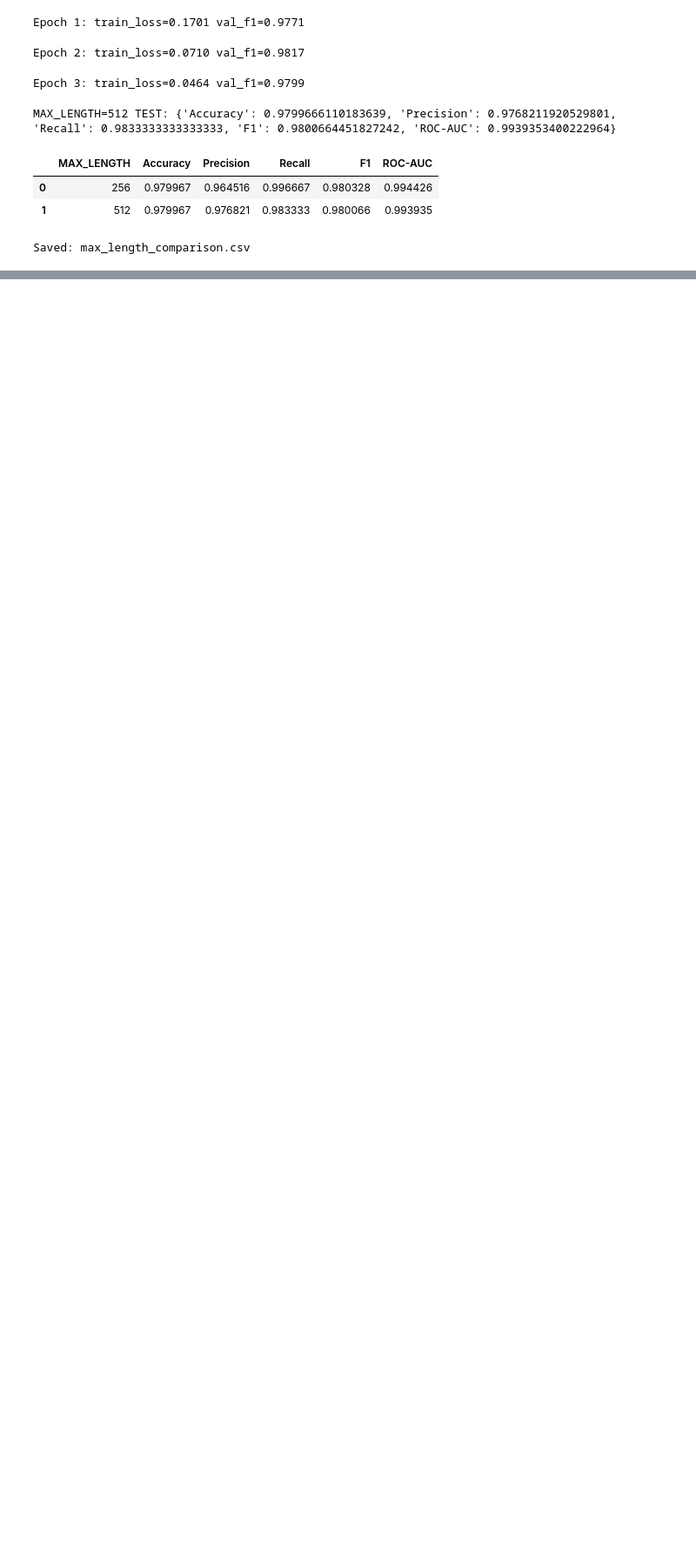
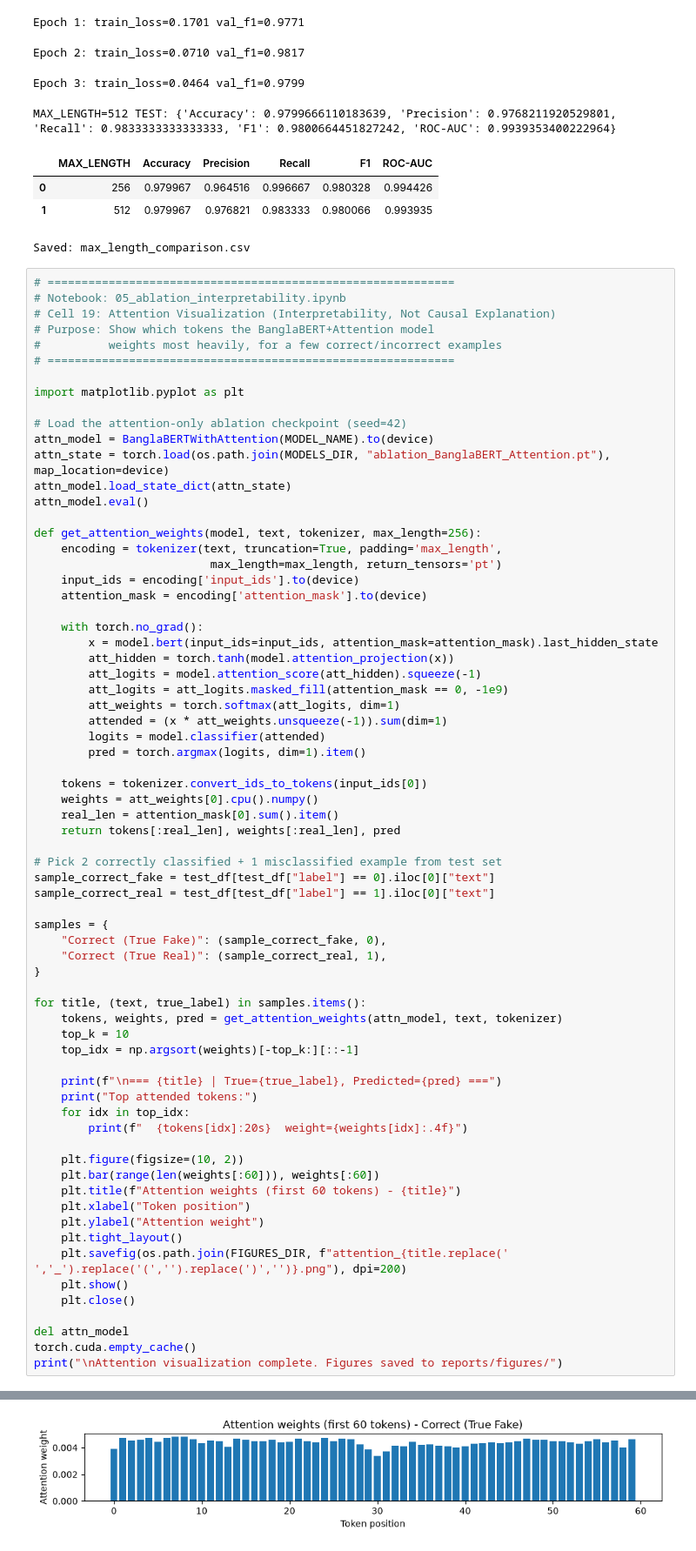
Before and after one commit to jaimulhaque/banglafake-detection, a Jupyter notebook: notebooks/05_ablation_interpretability.ipynb, the cells around one changed output, grey strips where cells are left out. Shown at 87% size. Cells and saved outputs as stored; diff of their text form; blank space fills up the shorter version.

Commit message:
Update training notebook

```diff
--- a/notebooks/05_ablation_interpretability.ipynb
+++ b/notebooks/05_ablation_interpretability.ipynb
@@ -1008,3 +1008,73 @@ MAX_LENGTH=512 TEST: {'Accuracy': 0.9799666110183639, 'Precision': 0.97682119205
 | 0 | 256 | 0.979967 | 0.964516 | 0.996667 | 0.980328 | 0.994426 |
 | 1 | 512 | 0.979967 | 0.976821 | 0.983333 | 0.980066 | 0.993935 |
 Saved: max_length_comparison.csv
+# %%
+# ============================================================
+# Notebook: 05_ablation_interpretability.ipynb
+# Cell 19: Attention Visualization (Interpretability, Not Causal Explanation)
+# Purpose: Show which tokens the BanglaBERT+Attention model
+#          weights most heavily, for a few correct/incorrect examples
+# ============================================================
+
+import matplotlib.pyplot as plt
+
+# Load the attention-only ablation checkpoint (seed=42)
+attn_model = BanglaBERTWithAttention(MODEL_NAME).to(device)
+attn_state = torch.load(os.path.join(MODELS_DIR, "ablation_BanglaBERT_Attention.pt"), map_location=device)
+attn_model.load_state_dict(attn_state)
+attn_model.eval()
+
+def get_attention_weights(model, text, tokenizer, max_length=256):
+    encoding = tokenizer(text, truncation=True, padding='max_length',
+                          max_length=max_length, return_tensors='pt')
+    input_ids = encoding['input_ids'].to(device)
+    attention_mask = encoding['attention_mask'].to(device)
+
+    with torch.no_grad():
+        x = model.bert(input_ids=input_ids, attention_mask=attention_mask).last_hidden_state
+        att_hidden = torch.tanh(model.attention_projection(x))
+        att_logits = model.attention_score(att_hidden).squeeze(-1)
+        att_logits = att_logits.masked_fill(attention_mask == 0, -1e9)
+        att_weights = torch.softmax(att_logits, dim=1)
+        attended = (x * att_weights.unsqueeze(-1)).sum(dim=1)
+        logits = model.classifier(attended)
+        pred = torch.argmax(logits, dim=1).item()
+
+    tokens = tokenizer.convert_ids_to_tokens(input_ids[0])
+    weights = att_weights[0].cpu().numpy()
+    real_len = attention_mask[0].sum().item()
+    return tokens[:real_len], weights[:real_len], pred
+
+# Pick 2 correctly classified + 1 misclassified example from test set
+sample_correct_fake = test_df[test_df["label"] == 0].iloc[0]["text"]
+sample_correct_real = test_df[test_df["label"] == 1].iloc[0]["text"]
+
+samples = {
+    "Correct (True Fake)": (sample_correct_fake, 0),
+    "Correct (True Real)": (sample_correct_real, 1),
+}
+
+for title, (text, true_label) in samples.items():
+    tokens, weights, pred = get_attention_weights(attn_model, text, tokenizer)
+    top_k = 10
+    top_idx = np.argsort(weights)[-top_k:][::-1]
+
+    print(f"\n=== {title} | True={true_label}, Predicted={pred} ===")
+    print("Top attended tokens:")
+    for idx in top_idx:
+        print(f"  {tokens[idx]:20s}  weight={weights[idx]:.4f}")
+
+    plt.figure(figsize=(10, 2))
+    plt.bar(range(len(weights[:60])), weights[:60])
+    plt.title(f"Attention weights (first 60 tokens) - {title}")
+    plt.xlabel("Token position")
+    plt.ylabel("Attention weight")
+    plt.tight_layout()
+    plt.savefig(os.path.join(FIGURES_DIR, f"attention_{title.replace(' ','_').replace('(','').replace(')','')}.png"), dpi=200)
+    plt.show()
+    plt.close()
+
+del attn_model
+torch.cuda.empty_cache()
+print("\nAttention visualization complete. Figures saved to reports/figures/")
+# %% [output]
@@ -1010,0 +1093 @@ Saved: max_length_comparison.csv
+[figure, added]
```
Also changed, not shown: parts of 2 cells of this notebook, 2 other files.
